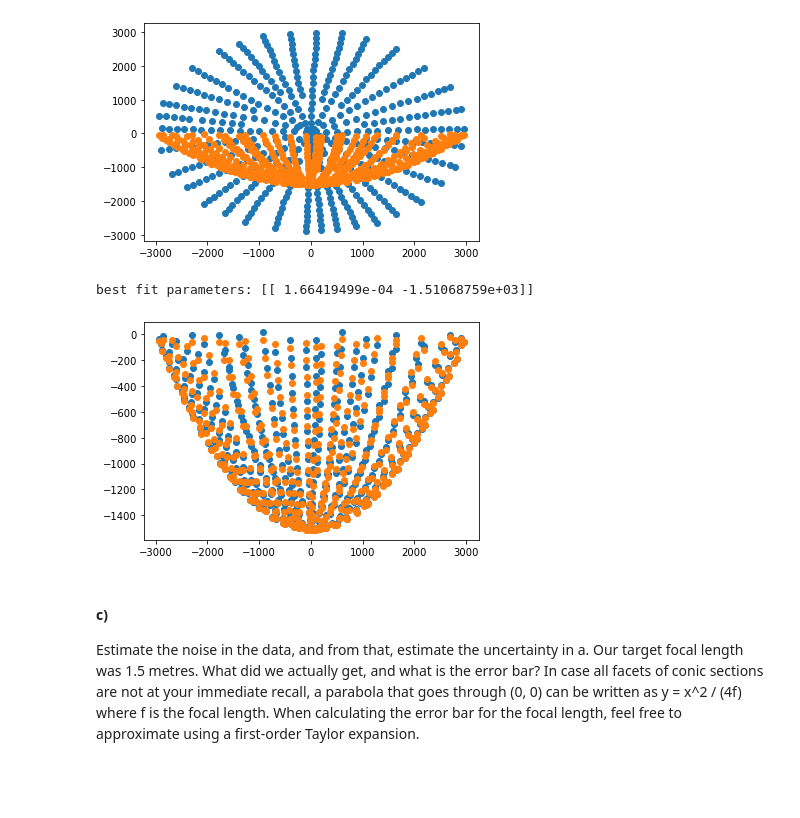
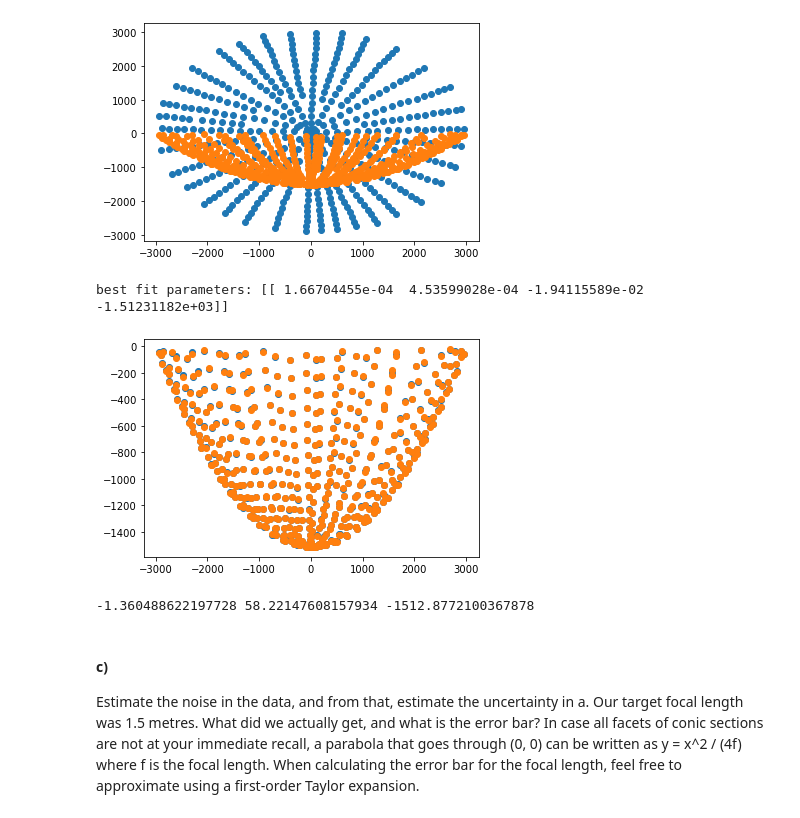
Before and after one commit to eklem1/Phys512_EK, a Jupyter notebook: PS3/PS3_A1.ipynb, the cells around one changed output. Drawn from its saved outputs; the diff is of its cells as text; code cells hidden in the pictures; blank space fills up the shorter version.

```diff
--- a/PS3/PS3_A1.ipynb
+++ b/PS3/PS3_A1.ipynb
@@ -27,3 +29,11 @@ def bad_parab(x, y, a, z_0):
+# %%
+def better_parab(x, y, A, B, C, D):
+    return A*(x**2 + y**2) + B*x + C*x + D
+
+x_0 = lambda a, B: -B/(2*a)
+y_0 = lambda a, C: -C/(2*a)
+
+z_0 = lambda a, x_0, y_0, D: D - a*(y_0**2 + x_0**2)
 # %% [markdown]
 #### b)
 Carry out the fit. What are your best-fit parameters?
@@ -41,17 +51,18 @@ plt.show()
 # %% [output]
 [figure]
 # %%
-#for now just going to pretent it's centered at zero cause idk how to linearalize this
-
-# z = a(x^2 + y^2) + z_0
-def ls_Fit(x, y, z):
-    nParam = 2
+def betterls_Fit(x, y, z):
+    nParam = 4
 
     #A_i = [x[i]^2 +y[i]^2, 1] (one row)
     A=np.zeros([len(x), nParam])
-    A[:,1]=1.0
+
+    A[:,3]=1.0
+
     for i in range(0, len(data[0])):
         A[i,0] = x[i]**2 + y[i]**2
+        A[i,1] = x[i]
+        A[i,2] = y[i]
 
     # print(A)
 
@@ -69,7 +80,6 @@ def ls_Fit(x, y, z):
     predVals = A*fittedParams
     # print(predVals)
 
-    #why is flatten not working here! too many dimensions come out
     val = []
     for i in predVals:
     #     print(i[0,0])
@@ -77,20 +87,33 @@ def ls_Fit(x, y, z):
 
     return fittedParams.reshape(nParam), val
 # %%
-fittedParams, val = ls_Fit(data[0], data[1], data[2])
+fittedParams, val = betterls_Fit(data[0], data[1], data[2])
 # print(fittedParams)
 
 print("best fit parameters: {}".format(fittedParams))
 
-# plt.scatter(data[0], data[1]) #(x, y)
 plt.scatter(data[0], val) #(x, z)
 plt.scatter(data[0], data[2]) #(x, z)
 
 # plt.scatter(data[1], val) #(y, z)
 plt.show()
+
+fittedParams = np.array(fittedParams)
+
+a = fittedParams[0][0]
+B = fittedParams[0][1]
+C = fittedParams[0][2]
+D = fittedParams[0][3]
+
+x0 = x_0(a, B)
+y0 = y_0(a, C)
+z0 = z_0(a, x0, y0, D)
+
+print(x0, y0, z0)
 # %% [output]
-best fit parameters: [[ 1.66419499e-04 -1.51068759e+03]]
+best fit parameters: [[ 1.66704455e-04  4.53599028e-04 -1.94115589e-02 -1.51231182e+03]]
-[figure, old version]
+[figure, new version]
+-1.360488622197728 58.22147608157934 -1512.8772100367878
 # %% [markdown]
 #### c)
 Estimate the noise in the data, and from that, estimate the uncertainty in a. Our target focal length was 1.5 metres. What did we actually get, and what is the error bar? In case all facets of conic sections are not at your immediate recall, a parabola that goes through (0, 0) can be written as y = x^2 / (4f) where f is the focal length. When calculating the error bar for the focal length, feel free to approximate using a first-order Taylor expansion.
```
Also changed, not shown: parts of 5 cells of this notebook, 2 other files.
